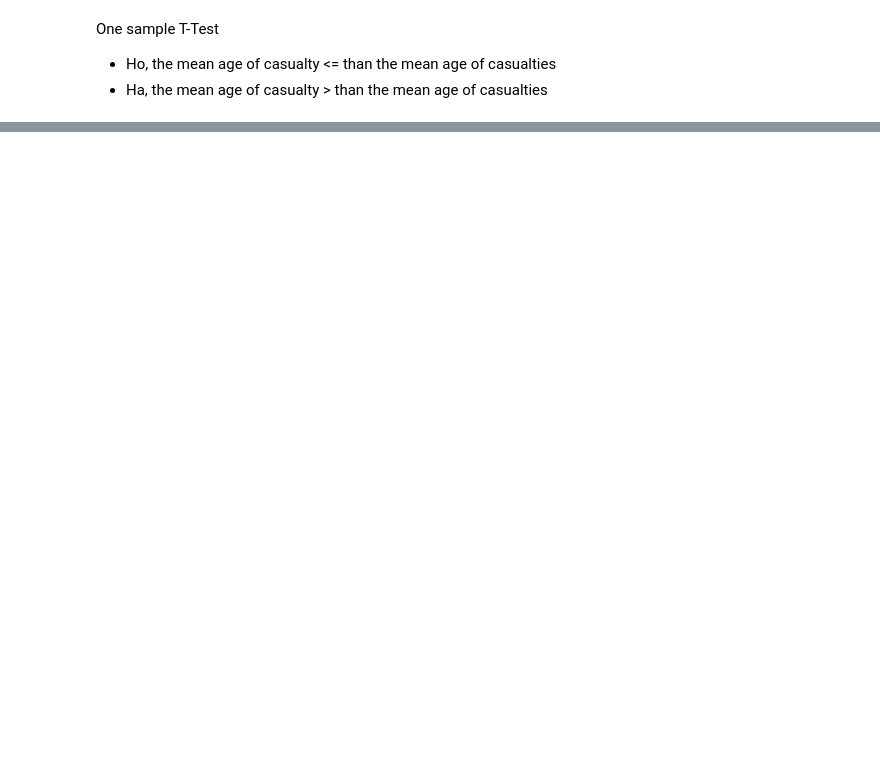
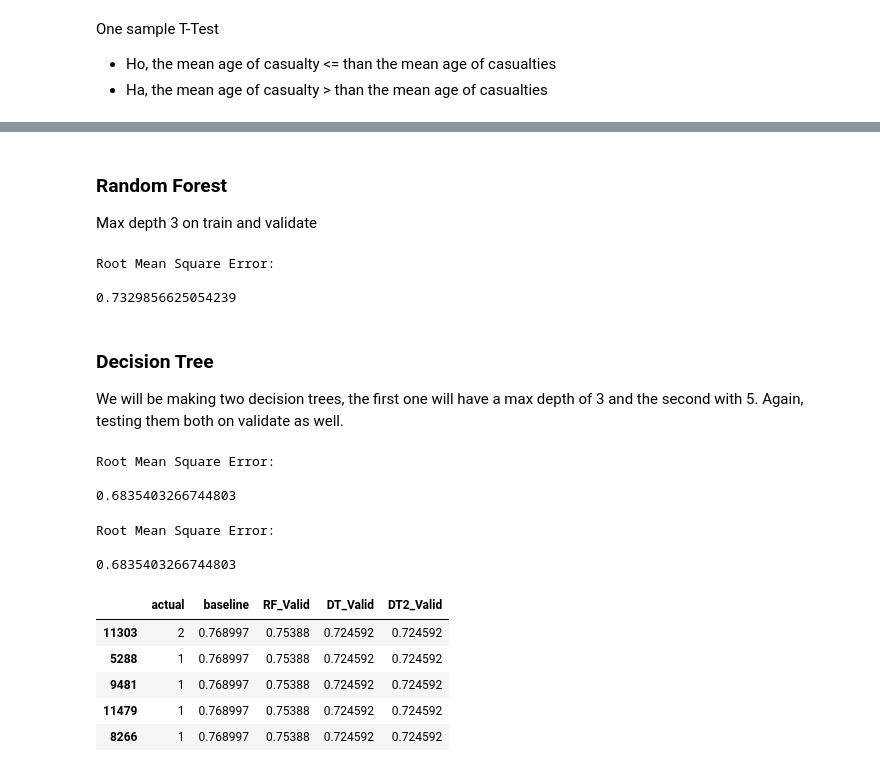
Before and after one commit to lindyc12/individual_project, a Jupyter notebook: Casualty_prediction.ipynb, the cells around one changed output, grey strips where cells are left out. Cells and saved outputs as stored; diff of their text form; code cells hidden in the pictures; blank space fills up the shorter version.

```diff
--- a/Casualty_prediction.ipynb
+++ b/Casualty_prediction.ipynb
@@ -165,0 +235,20 @@ X_train_fs, X_validate_fs, X_test_fs = feature_chi2(X_train, X_validate, X_test,
+# %% [markdown]
+### Random Forest
+Max depth 3 on train and validate
+# %%
+# assign model to train
+forest1 = RandomForestClassifier(max_depth=3, random_state=123)
+#fit model
+forest1.fit(X_train_fs, y_train)
+y_predictions = forest1.predict(X_train_fs)
+predictions['RF'] = forest1.predict(X_train_fs)
+# evaluate train accuracy on dt
+MSE = mean_squared_error(predictions.actual, predictions.RF)
+RMSE = math.sqrt(MSE)
+predictions['RF'] = RMSE
+print("Root Mean Square Error:\n")
+print(RMSE)
+# %% [output]
+Root Mean Square Error:
+
+0.7329856625054239
@@ -165,0 +261,58 @@ X_train_fs, X_validate_fs, X_test_fs = feature_chi2(X_train, X_validate, X_test,
+# %% [markdown]
+### Decision Tree
+We will be making two decision trees, the first one  will have a max depth of 3 and the second with 5. Again, testing them both on validate as well.
+# %%
+# call the model
+tree1 = DecisionTreeClassifier(max_depth=3, random_state=123)
+# fit the model
+tree1 = tree1.fit(X_train_fs, y_train)
+y_predictions = tree1.predict(X_train_fs)
+predictions['DT'] = tree1.predict(X_train_fs)
+# evaluate accuracy on dt
+MSE = mean_squared_error(predictions.actual, predictions.DT)
+RMSE = math.sqrt(MSE)
+predictions['DT'] = RMSE
+print("Root Mean Square Error:\n")
+print(RMSE)
+# %% [output]
+Root Mean Square Error:
+
+0.6835403266744803
+# %%
+# dt on valid and get RMSE
+pred_Valid['DT_Valid'] = tree1.predict(X_validate_fs)
+MSE = mean_squared_error(pred_Valid.actual, pred_Valid.DT_Valid)
+RMSE = math.sqrt(MSE)
+pred_Valid['DT_Valid'] = RMSE
+# %%
+# call the model
+tree2 = DecisionTreeClassifier(max_depth=7, random_state=123)
+# fit the model
+tree2 = tree1.fit(X_train_fs, y_train)
+y_predictions = tree2.predict(X_train_fs)
+predictions['DT2'] = tree2.predict(X_train_fs)
+# evaluate accuracy on dt2
+MSE = mean_squared_error(predictions.actual, predictions.DT2)
+RMSE = math.sqrt(MSE)
+predictions['DT2'] = RMSE
+print("Root Mean Square Error:\n")
+print(RMSE)
+# %% [output]
+Root Mean Square Error:
+
+0.6835403266744803
+# %%
+# dt2 on valid and get RMSE
+pred_Valid['DT2_Valid'] = tree2.predict(X_validate_fs)
+MSE = mean_squared_error(pred_Valid.actual, pred_Valid.DT2_Valid)
+RMSE = math.sqrt(MSE)
+pred_Valid['DT2_Valid'] = RMSE
+# %%
+pred_Valid.head()
+# %% [output]
+|  | actual | baseline | RF_Valid | DT_Valid | DT2_Valid |
+| 11303 | 2 | 0.768997 | 0.75388 | 0.724592 | 0.724592 |
+| 5288 | 1 | 0.768997 | 0.75388 | 0.724592 | 0.724592 |
+| 9481 | 1 | 0.768997 | 0.75388 | 0.724592 | 0.724592 |
+| 11479 | 1 | 0.768997 | 0.75388 | 0.724592 | 0.724592 |
+| 8266 | 1 | 0.768997 | 0.75388 | 0.724592 | 0.724592 |
```
Also changed, not shown: parts of 16 cells of this notebook.
